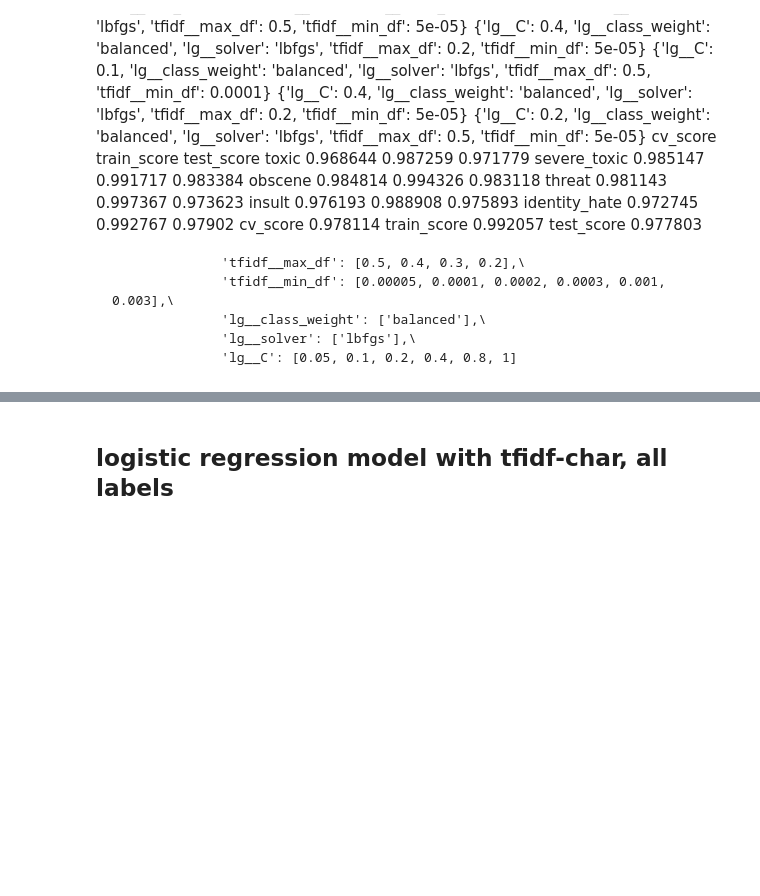
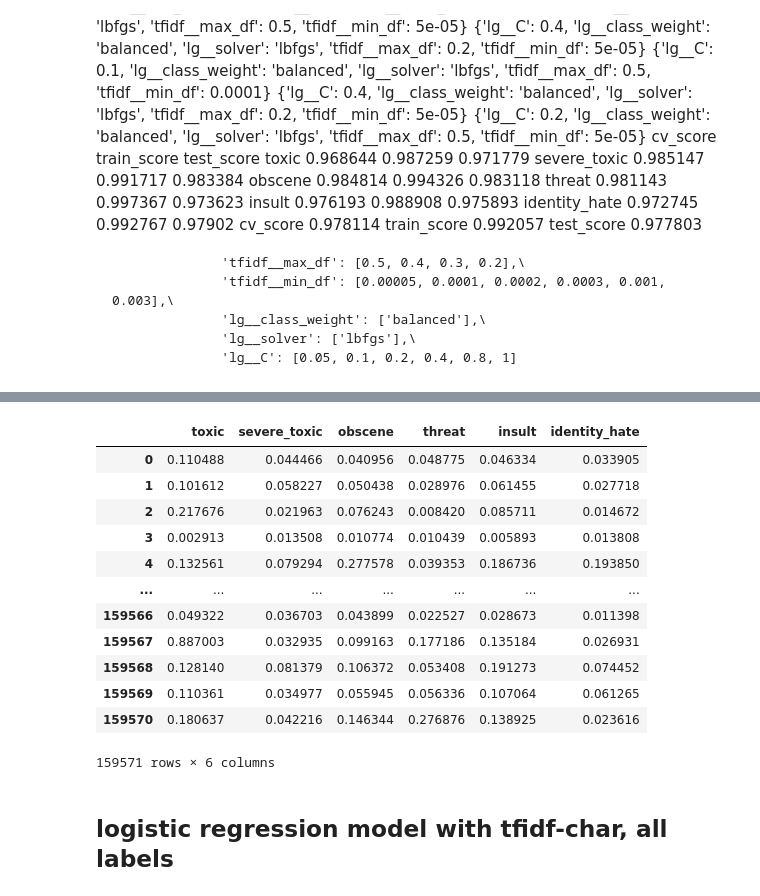
Before and after one commit to liyadi81/toxic-comment-classification, a Jupyter notebook: Logistic Regression.ipynb, the cells around one changed output, grey strips where cells are left out. Drawn from its saved outputs; the diff is of its cells as text; code cells hidden in the pictures; blank space fills up the shorter version.

```diff
--- a/Logistic Regression.ipynb
+++ b/Logistic Regression.ipynb
@@ -17,6 +19,12 @@ pd.set_option("display.max_rows",10)
 full_set = pd.read_pickle('full_cleaned.pkl')
 full_set_sw = pd.read_pickle('full_cleaned_sw.pkl')
 word2vec_model = Word2Vec.load('models/Myword2vec.model')
+
+train = pd.read_csv('data/train.csv', sep=',', encoding='utf8')
+test = pd.read_csv('data/test.csv', sep=',', encoding='utf8')
+n_train = train.shape[0]
+n_test = test.shape[0]
+labels = train.columns[2:8].tolist()
 # %%
 %%time
 
@@ -160,0 +171,20 @@ word_lg_records.to_csv('word_lg_records.csv', index=True)
+# %%
+%%time
+
+word_lg_stack_train = pd.DataFrame(np.zeros((n_train, 6)), columns=labels)
+word_lg_stack_test = pd.read_csv('data/word_lg_full.csv')[n_train:]
+word_lg_records = pd.read_csv('data/word_lg_records.csv')
+
+for j,label in enumerate(labels):
+    print('Start generating out-of-sample predictions on {} label for stacking'.format(label))
+    skf = list(StratifiedKFold(full_set[label][:n_train], 5))
+    word_lg = Pipeline([('tfidf', TfidfVectorizer()), ('lg', LogisticRegression())])
+    word_lg.set_params(**ast.literal_eval(word_lg_records.loc[j, 'best_params']))
+    for i,(train, test) in enumerate(skf):
+        print("Fold", i+1)
+        X_train = full_set.cleaned_text[train]
+        y_train = full_set[label][train]
+        X_test = full_set.cleaned_text[test]
+        y_test = full_set[label][test]
+        word_lg.fit(X_train, y_train)
+        word_lg_stack_train.iloc[test, j] = word_lg.predict_proba(X_test)[:, 1]
@@ -160,0 +209,16 @@ word_lg_records.to_csv('word_lg_records.csv', index=True)
+# %%
+word_lg_stack_train
+# %% [output]
+|  | toxic | severe_toxic | obscene | threat | insult | identity_hate |
+| 0 | 0.110488 | 0.044466 | 0.040956 | 0.048775 | 0.046334 | 0.033905 |
+| 1 | 0.101612 | 0.058227 | 0.050438 | 0.028976 | 0.061455 | 0.027718 |
+| 2 | 0.217676 | 0.021963 | 0.076243 | 0.008420 | 0.085711 | 0.014672 |
+| 3 | 0.002913 | 0.013508 | 0.010774 | 0.010439 | 0.005893 | 0.013808 |
+| 4 | 0.132561 | 0.079294 | 0.277578 | 0.039353 | 0.186736 | 0.193850 |
+| ... | ... | ... | ... | ... | ... | ... |
+| 159566 | 0.049322 | 0.036703 | 0.043899 | 0.022527 | 0.028673 | 0.011398 |
+| 159567 | 0.887003 | 0.032935 | 0.099163 | 0.177186 | 0.135184 | 0.026931 |
+| 159568 | 0.128140 | 0.081379 | 0.106372 | 0.053408 | 0.191273 | 0.074452 |
+| 159569 | 0.110361 | 0.034977 | 0.055945 | 0.056336 | 0.107064 | 0.061265 |
+| 159570 | 0.180637 | 0.042216 | 0.146344 | 0.276876 | 0.138925 | 0.023616 |
+159571 rows × 6 columns
```
Also changed, not shown: parts of 12 cells of this notebook, 12 other files.
